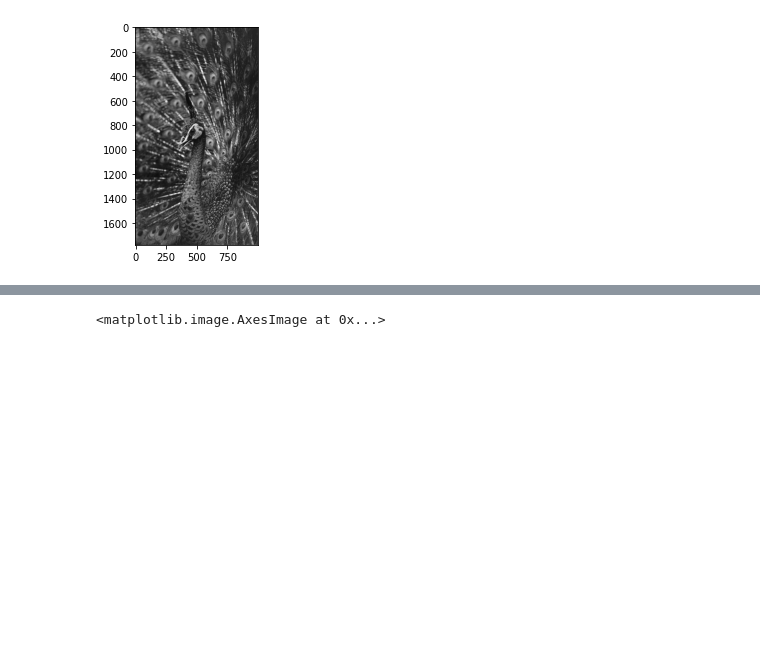
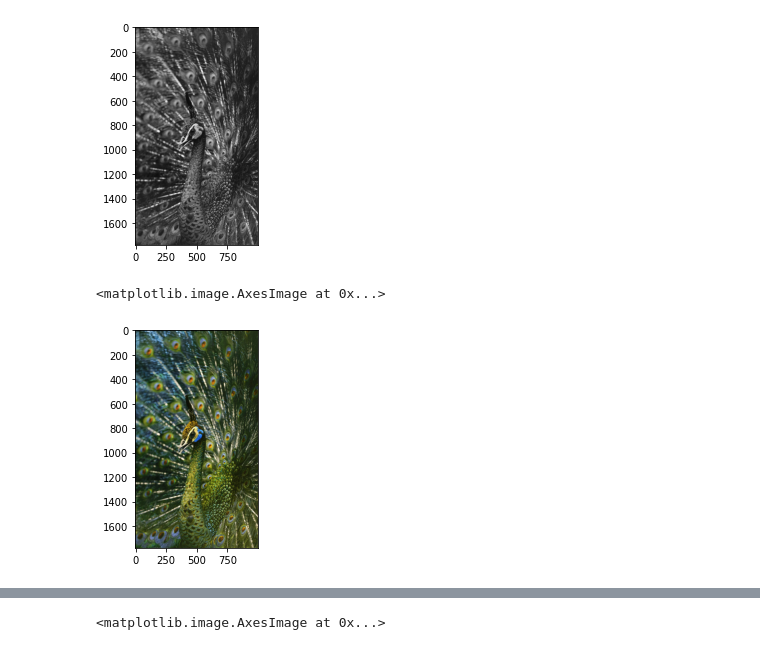
Before and after one commit to haruka20010217/class, a Jupyter notebook: Seminar_Presentation.ipynb, the cells around one changed output, grey strips where cells are left out. Cells and saved outputs as stored; diff of their text form; code cells hidden in the pictures; blank space fills up the shorter version.

```diff
--- a/Seminar_Presentation.ipynb
+++ b/Seminar_Presentation.ipynb
@@ -22,6 +36,6 @@ import matplotlib.animation as animation
 # %%
 # 画像の読み込み
-Peacock = cv2.imread('Peacock.jpg')
+Peacock = cv2.imread('peacock.png')
 rgb_Peacock = cv2.cvtColor(Peacock, cv2.COLOR_BGR2RGB)
 plt.imshow(rgb_Peacock)
 # %% [output]
@@ -33,3 +47,11 @@ plt.imshow(gray_Peacock,cmap='gray')
 # %% [output]
 <matplotlib.image.AxesImage at 0x...>
 [figure]
+# %%
+black = [0, 0, 0]
+white = [255, 255, 255]
+Peacock[np.where((Peacock == black).all(axis=2))] = white
+plt.imshow(Peacock)
+# %% [output]
+<matplotlib.image.AxesImage at 0x...>
+[figure, added]
```
Also changed, not shown: parts of 11 cells of this notebook.
